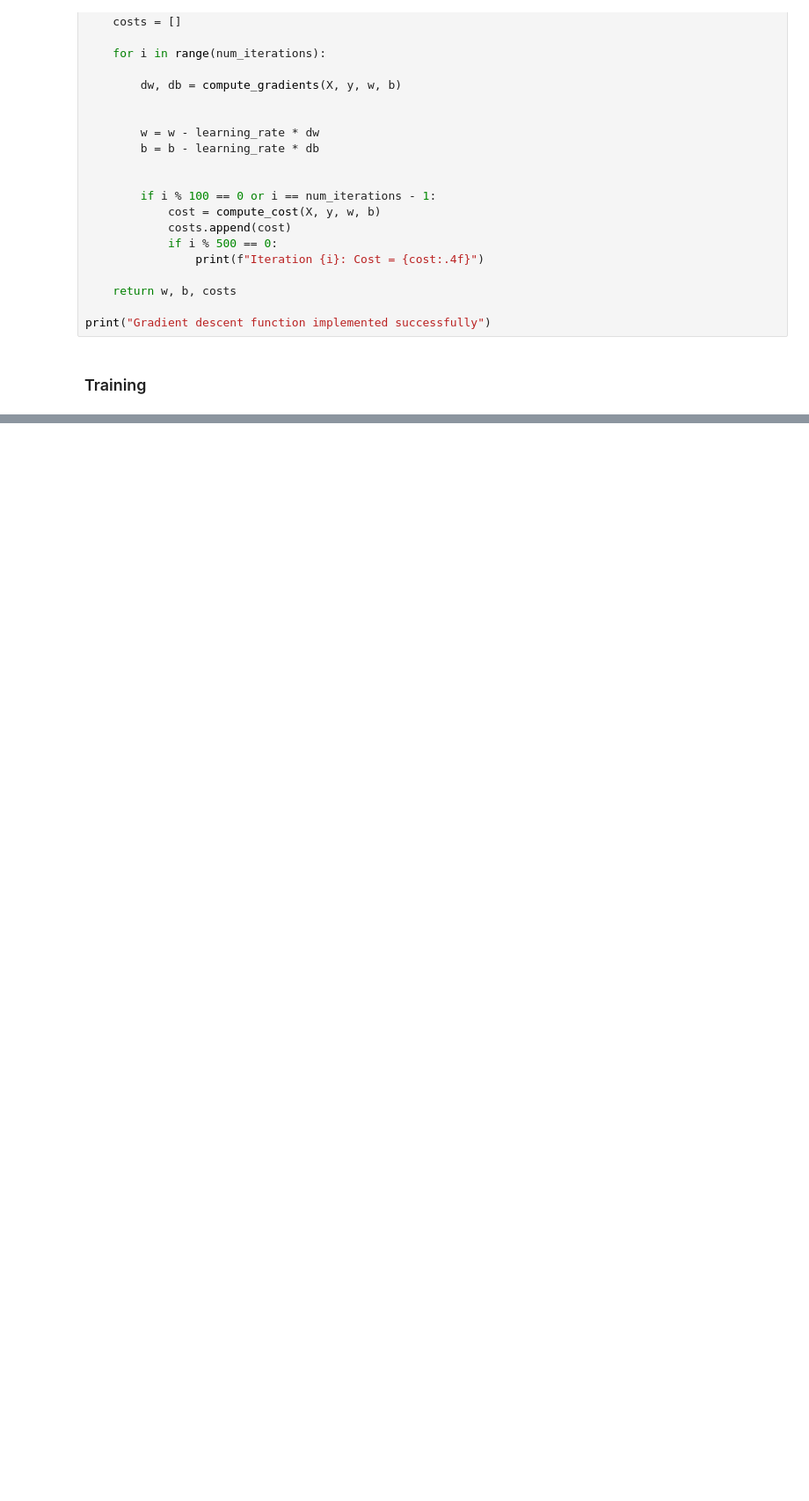
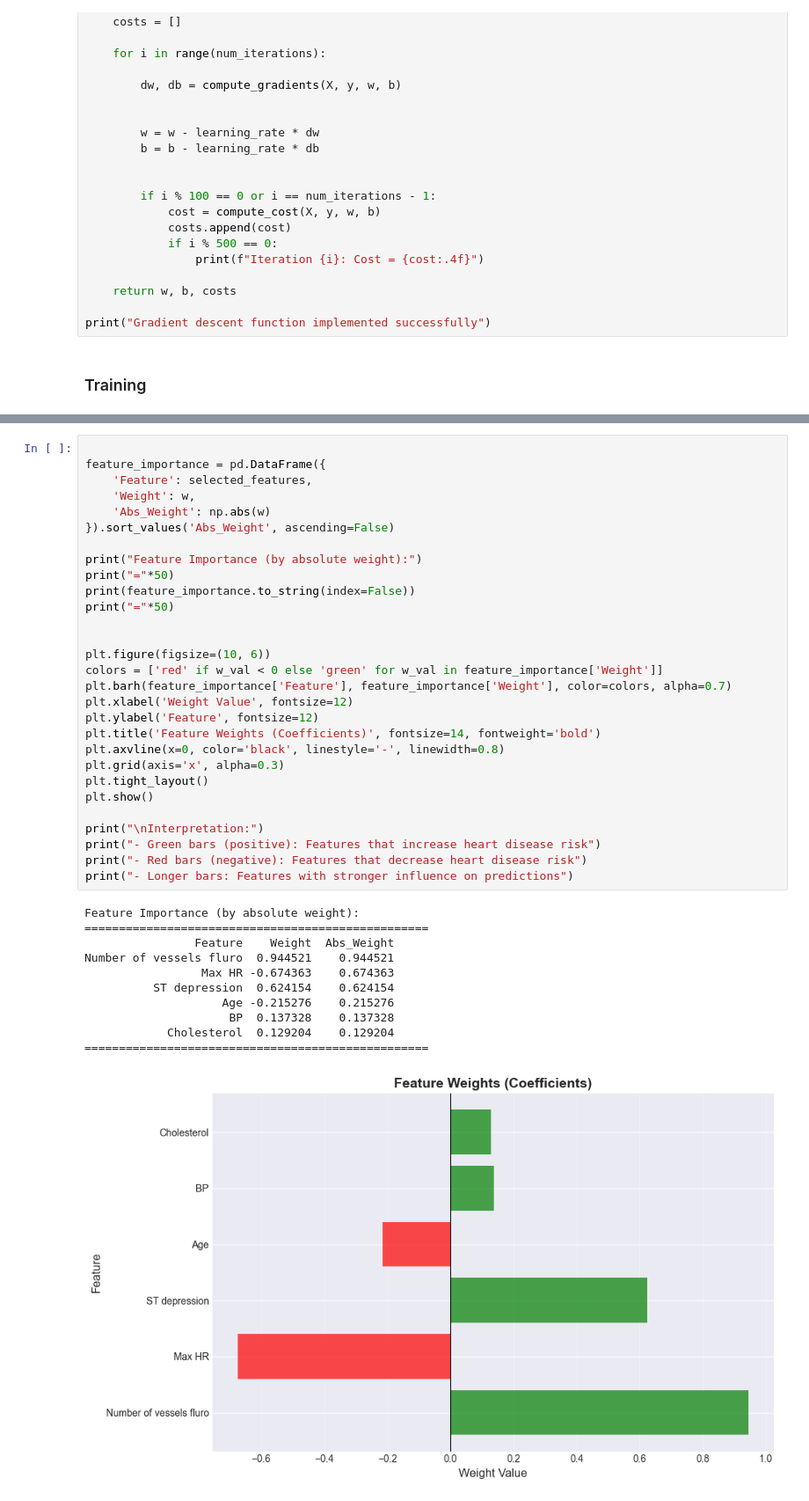
Before and after one commit to Josuehmz/Laboratorio-2-AREP, a Jupyter notebook: Heart_Disease_Prediction.ipynb, the cells around one changed output, grey strips where cells are left out. Shown at 88% size. Saved outputs shown, nothing was run; the diff lists cells and outputs as text; blank space fills up the shorter version.

```diff
--- a/Heart_Disease_Prediction.ipynb
+++ b/Heart_Disease_Prediction.ipynb
@@ -378,0 +525,41 @@ print(f"Cost reduction: {((costs[0] - costs[-1]) / costs[0] * 100):.2f}%")
+# %%
+
+feature_importance = pd.DataFrame({
+    'Feature': selected_features,
+    'Weight': w,
+    'Abs_Weight': np.abs(w)
+}).sort_values('Abs_Weight', ascending=False)
+
+print("Feature Importance (by absolute weight):")
+print("="*50)
+print(feature_importance.to_string(index=False))
+print("="*50)
+
+
+plt.figure(figsize=(10, 6))
+colors = ['red' if w_val < 0 else 'green' for w_val in feature_importance['Weight']]
+plt.barh(feature_importance['Feature'], feature_importance['Weight'], color=colors, alpha=0.7)
+plt.xlabel('Weight Value', fontsize=12)
+plt.ylabel('Feature', fontsize=12)
+plt.title('Feature Weights (Coefficients)', fontsize=14, fontweight='bold')
+plt.axvline(x=0, color='black', linestyle='-', linewidth=0.8)
+plt.grid(axis='x', alpha=0.3)
+plt.tight_layout()
+plt.show()
+
+print("\nInterpretation:")
+print("- Green bars (positive): Features that increase heart disease risk")
+print("- Red bars (negative): Features that decrease heart disease risk")
+print("- Longer bars: Features with stronger influence on predictions")
+# %% [output]
+Feature Importance (by absolute weight):
+==================================================
+                Feature    Weight  Abs_Weight
+Number of vessels fluro  0.944521    0.944521
+                 Max HR -0.674363    0.674363
+          ST depression  0.624154    0.624154
+                    Age -0.215276    0.215276
+                     BP  0.137328    0.137328
+            Cholesterol  0.129204    0.129204
+==================================================
+[figure, added]
```
Also changed, not shown: parts of 11 cells of this notebook.
